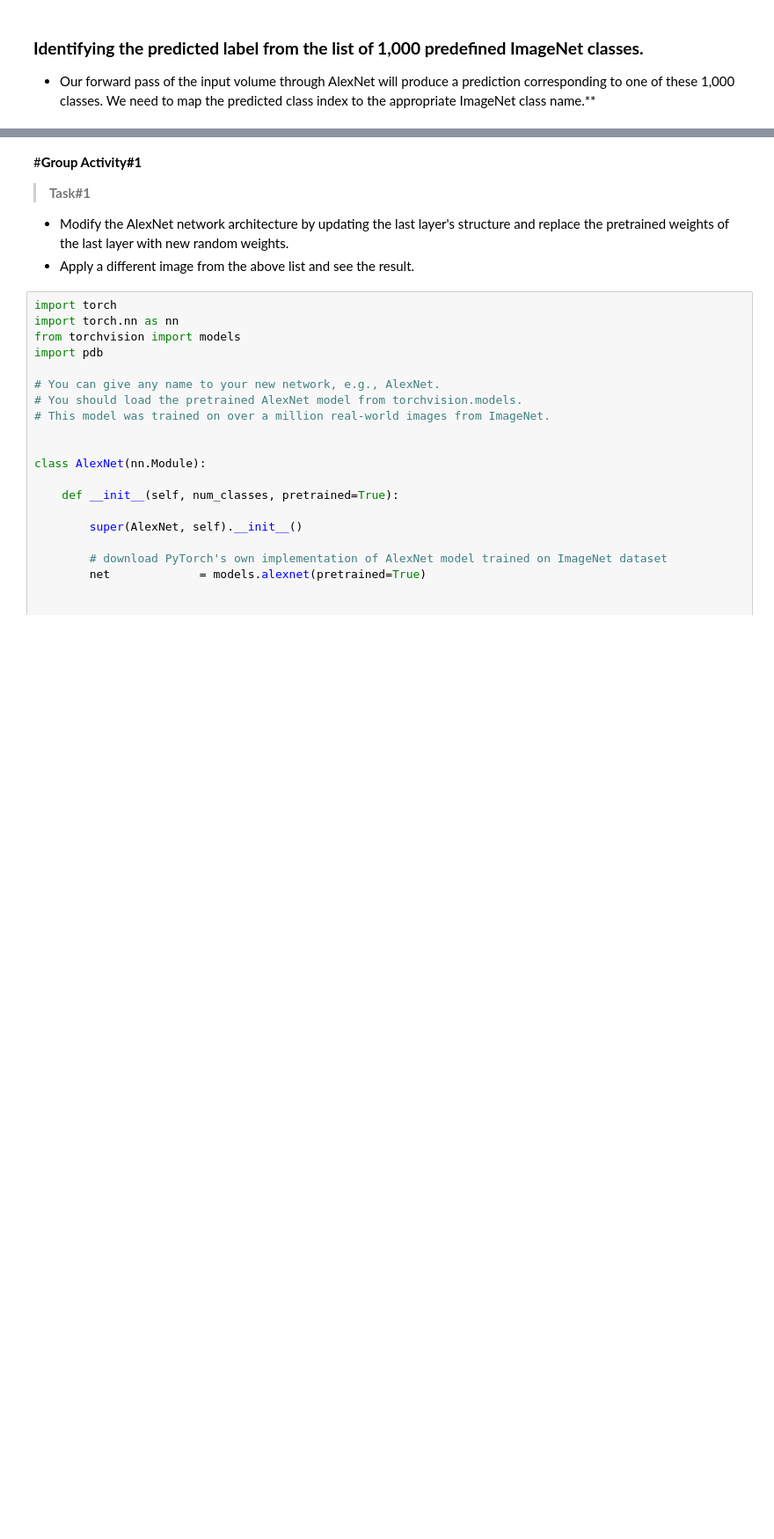
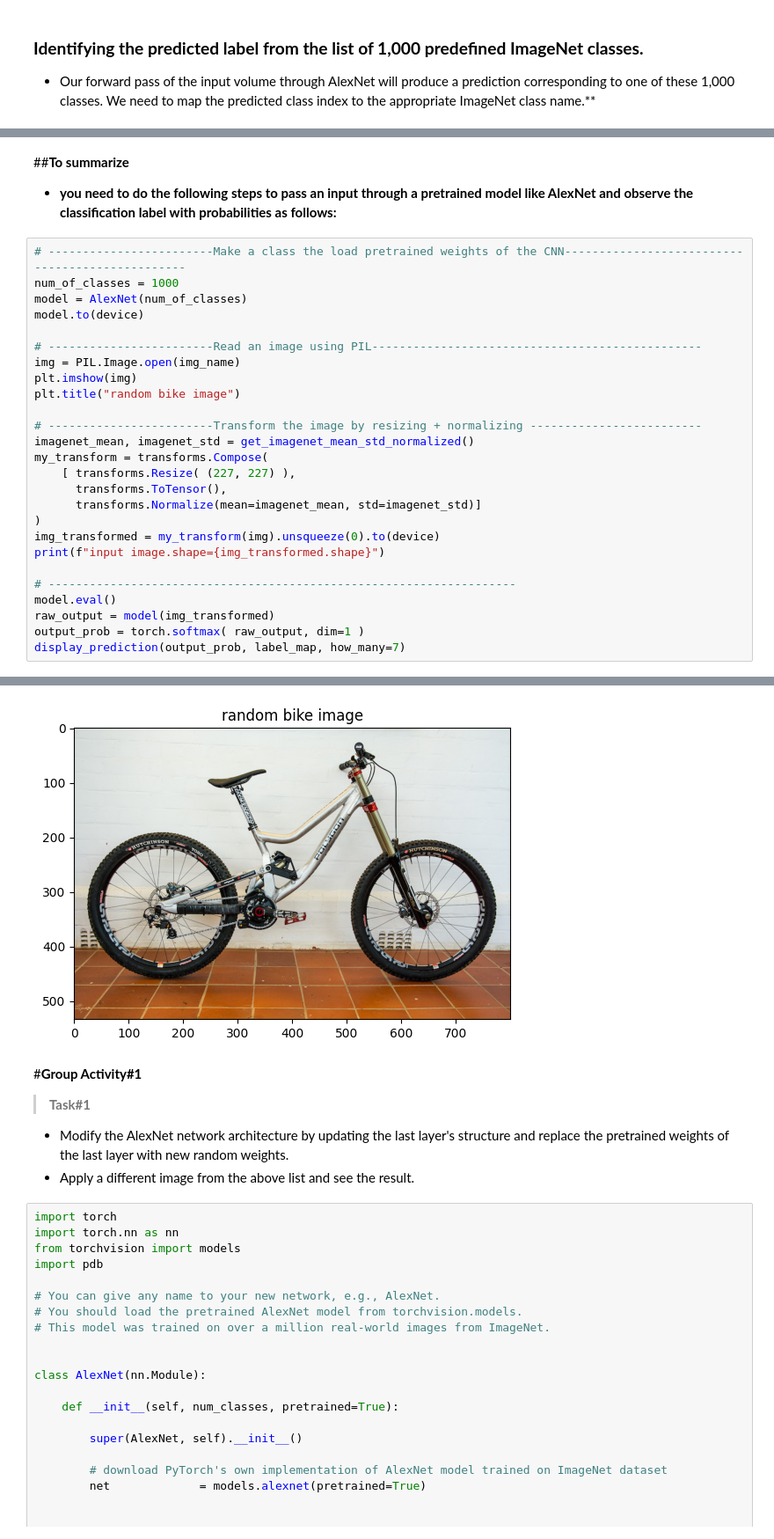
Before and after one commit to alimoorreza/CS181-fall26-notes, a Jupyter notebook: day07_popular_cnn2_alexnet_dissection.ipynb, the cells around one changed output, grey strips where cells are left out. Shown at 88% size. Drawn from its saved outputs; the diff is of its cells as text; blank space fills up the shorter version.

```diff
--- a/day07_popular_cnn2_alexnet_dissection.ipynb
+++ b/day07_popular_cnn2_alexnet_dissection.ipynb
@@ -327,0 +315,30 @@ Consider using tensor.detach() first. (Triggered internally at /pytorch/torch/cs
+# %% [markdown]
+##**To summarize**
+- **you need to do the following steps to pass an input through a pretrained model like AlexNet and observe the classification label with probabilities as follows:**
+# %%
+# ------------------------Make a class the load pretrained weights of the CNN------------------------------------------------
+num_of_classes = 1000
+model = AlexNet(num_of_classes)
+model.to(device)
+
+# ------------------------Read an image using PIL------------------------------------------------
+img = PIL.Image.open(img_name)
+plt.imshow(img)
+plt.title("random bike image")
+
+# ------------------------Transform the image by resizing + normalizing -------------------------
+imagenet_mean, imagenet_std = get_imagenet_mean_std_normalized()
+my_transform = transforms.Compose(
+    [ transforms.Resize( (227, 227) ),
+      transforms.ToTensor(),
+      transforms.Normalize(mean=imagenet_mean, std=imagenet_std)]
+)
+img_transformed = my_transform(img).unsqueeze(0).to(device)
+print(f"input image.shape={img_transformed.shape}")
+
+# --------------------------------------------------------------------
+model.eval()
+raw_output = model(img_transformed)
+output_prob = torch.softmax( raw_output, dim=1 )
+display_prediction(output_prob, label_map, how_many=7)
+# %% [output]
@@ -328,3 +365,4 @@ Consider using tensor.detach() first. (Triggered internally at /pytorch/torch/cs
+[figure, added]
 # %% [markdown]
 #**Group Activity#1**
 > **Task#1**
```
Also changed, not shown: parts of 20 cells of this notebook.
